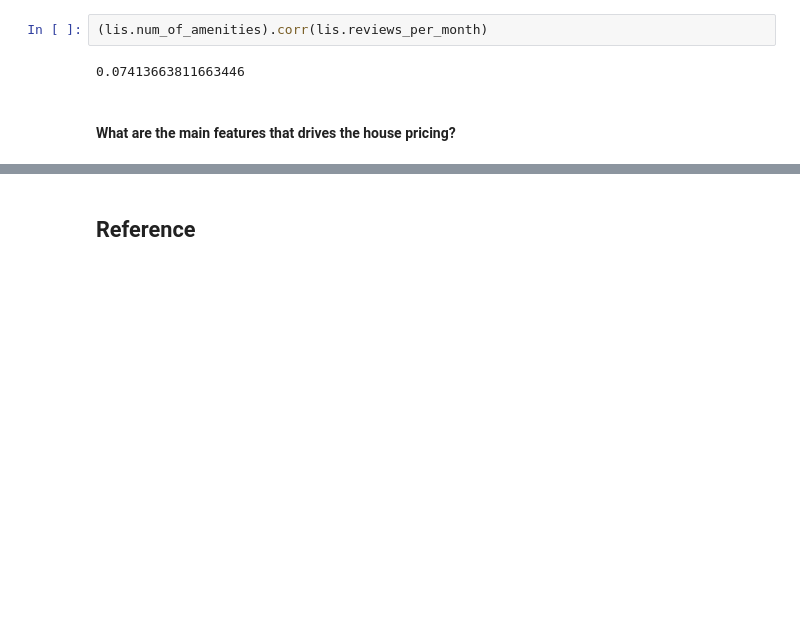
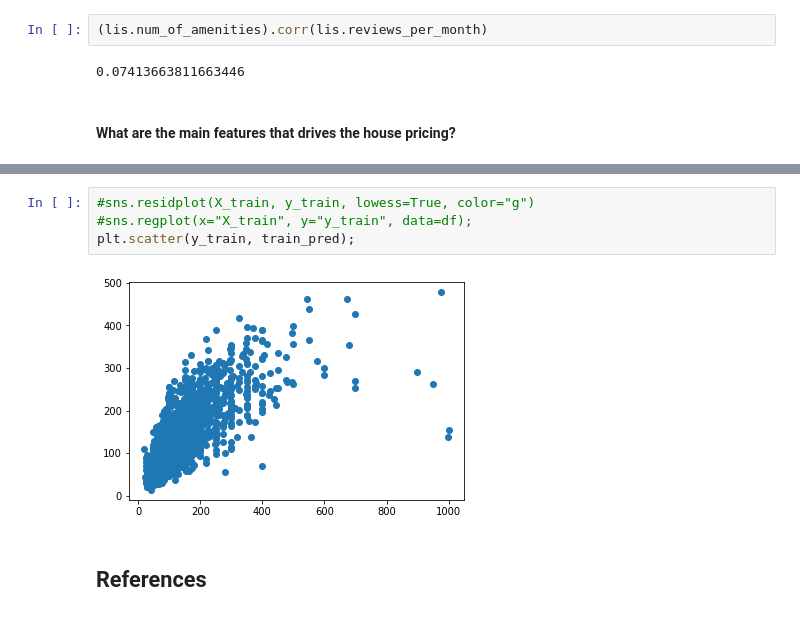
Before and after one commit to ArushiC/Seattle-Airbnb, a Jupyter notebook: Seattle AirBnB Open Data.ipynb, the cells around one changed output, grey strips where cells are left out. Cells and saved outputs as stored; diff of their text form; blank space fills up the shorter version.

```diff
--- a/Seattle AirBnB Open Data.ipynb
+++ b/Seattle AirBnB Open Data.ipynb
@@ -561,4 +579,10 @@ ValueError: could not convert string to float: 'f'
+# %%
+#sns.residplot(X_train, y_train, lowess=True, color="g")
+#sns.regplot(x="X_train", y="y_train", data=df);
+plt.scatter(y_train, train_pred);
+# %% [output]
+[figure, added]
 # %% [markdown]
-## Reference
+## References
 # %% [markdown]
 https://stackoverflow.com/questions/35530640/pandas-use-value-if-not-null-else-use-value-from-next-column
```
Also changed, not shown: parts of 25 cells of this notebook.
